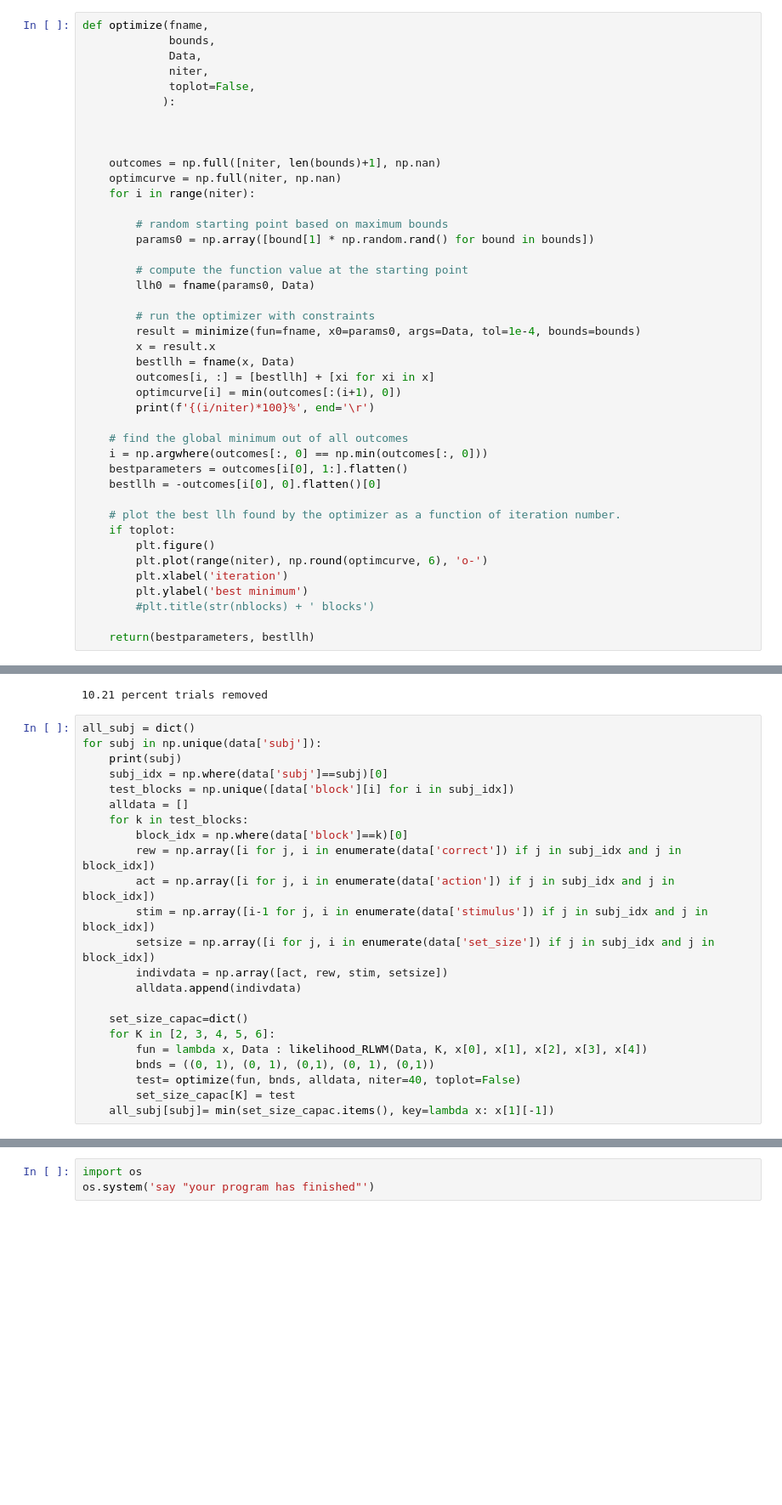
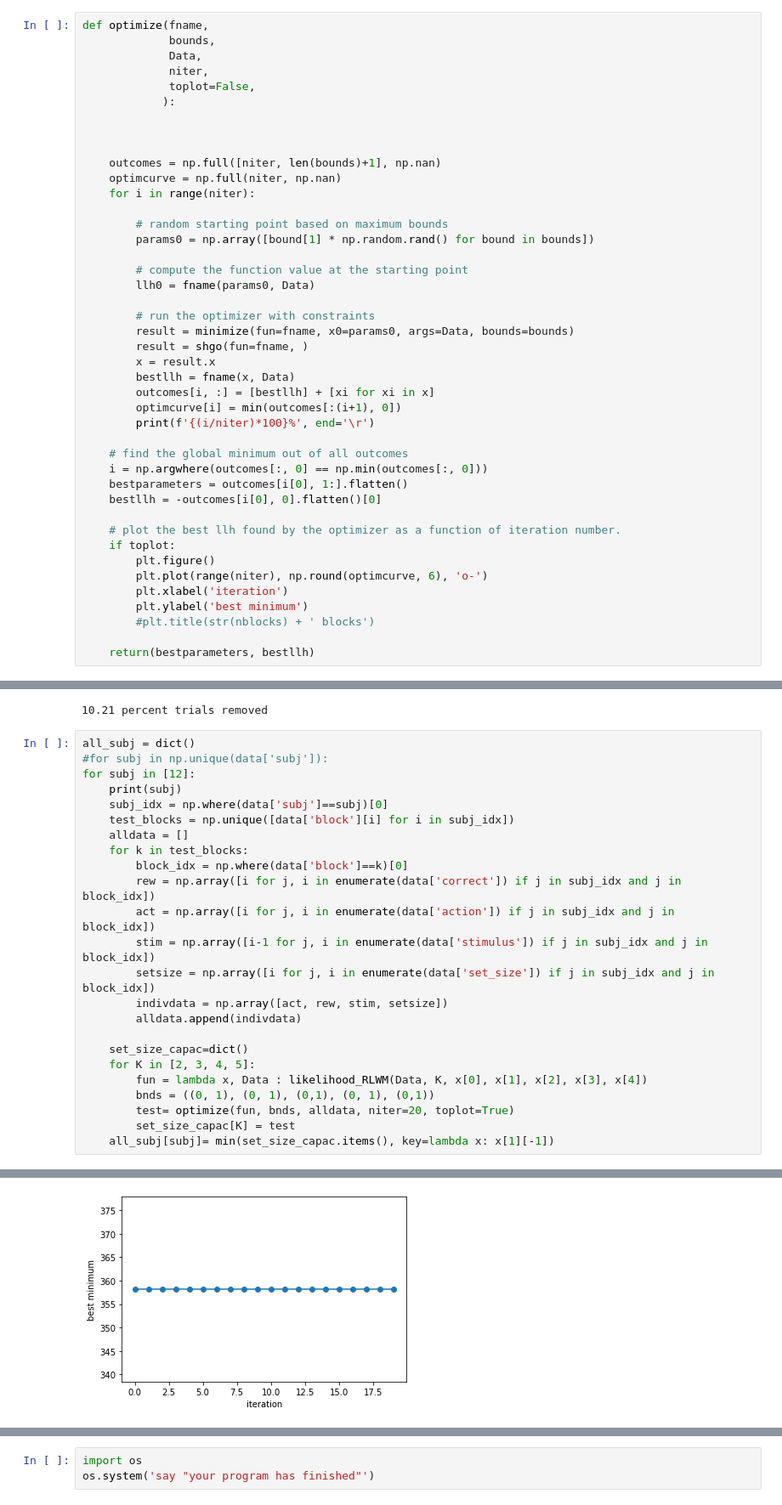
Before and after one commit to alebel14/impulsivity, a Jupyter notebook: Model fitting.ipynb, the cells around one changed output, grey strips where cells are left out. Shown: that part at 85% size. Cells and saved outputs as stored; diff of their text form; blank space fills up the shorter version.

```diff
--- a/Model fitting.ipynb
+++ b/Model fitting.ipynb
@@ -24,7 +25,8 @@ def optimize(fname,
         llh0 = fname(params0, Data)
 
         # run the optimizer with constraints
-        result = minimize(fun=fname, x0=params0, args=Data, tol=1e-4, bounds=bounds)
+        result = minimize(fun=fname, x0=params0, args=Data, bounds=bounds)
+        result = shgo(fun=fname, )
         x = result.x
         bestllh = fname(x, Data)
         outcomes[i, :] = [bestllh] + [xi for xi in x]
@@ -114,7 +156,8 @@ data = load_clean_data()
 10.21 percent trials removed
 # %%
 all_subj = dict()
-for subj in np.unique(data['subj']):
+#for subj in np.unique(data['subj']):
+for subj in [12]:
     print(subj)
     subj_idx = np.where(data['subj']==subj)[0]
     test_blocks = np.unique([data['block'][i] for i in subj_idx])
@@ -129,10 +172,10 @@ for subj in np.unique(data['subj']):
         alldata.append(indivdata)
 
     set_size_capac=dict()
-    for K in [2, 3, 4, 5, 6]:
+    for K in [2, 3, 4, 5]:
         fun = lambda x, Data : likelihood_RLWM(Data, K, x[0], x[1], x[2], x[3], x[4])
         bnds = ((0, 1), (0, 1), (0,1), (0, 1), (0,1))
-        test= optimize(fun, bnds, alldata, niter=40, toplot=False)
+        test= optimize(fun, bnds, alldata, niter=20, toplot=True)
         set_size_capac[K] = test
     all_subj[subj]= min(set_size_capac.items(), key=lambda x: x[1][-1])
 # %% [output]
@@ -155,0 +184 @@ for subj in np.unique(data['subj']):
+[figure, added]
```
Also changed, not shown: parts of 71 cells of this notebook, 3 other files.
